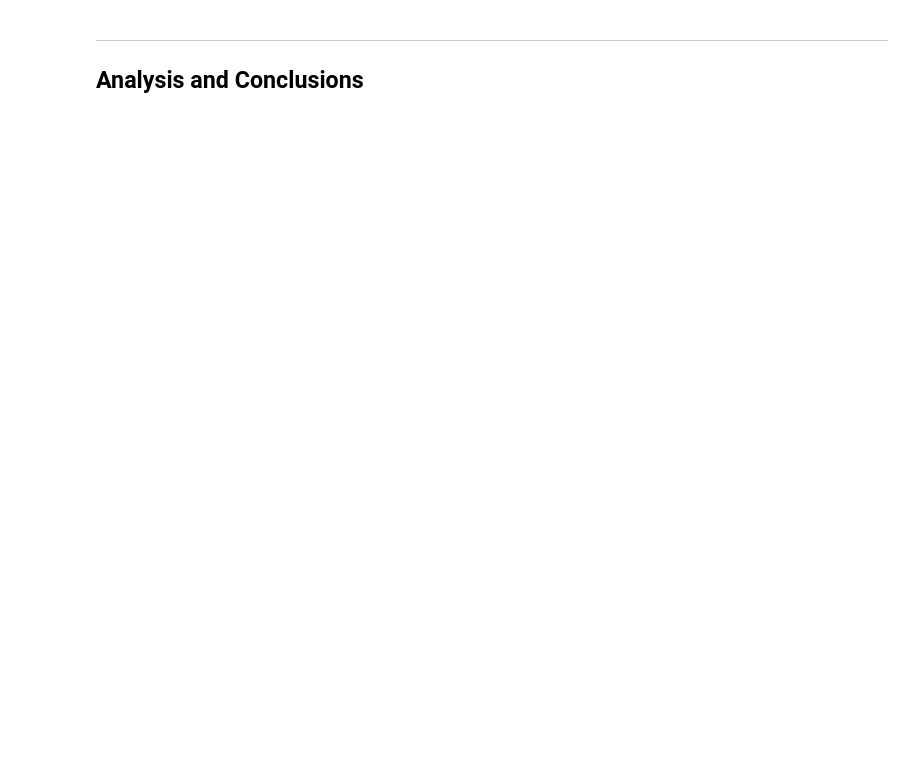
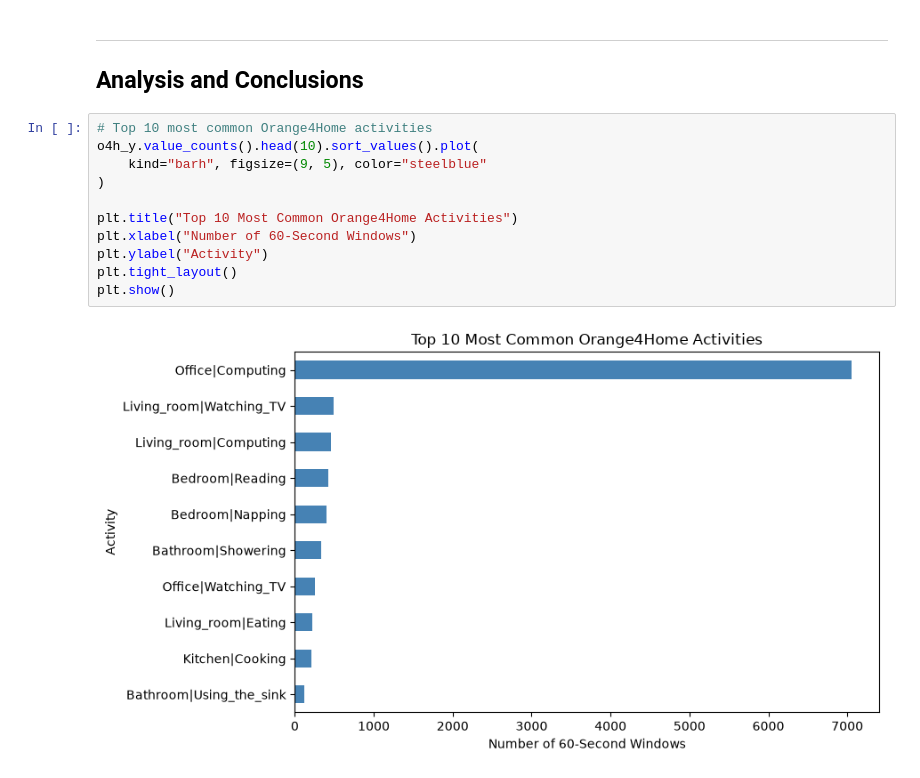
Before and after one commit to KhenFalcon/CSCI-4380---Data-Mining---Final-Project, a Jupyter notebook: CS4380 - Final Project.ipynb, the cells around one changed output. Drawn from its saved outputs; the diff is of its cells as text; blank space fills up the shorter version.

```diff
--- a/CS4380 - Final Project.ipynb
+++ b/CS4380 - Final Project.ipynb
@@ -664,3 +701,16 @@ model.fit(o4h_train_X, o4h_train_y) # training
 # %% [markdown]
 ---
 ## Analysis and Conclusions
+# %%
+# Top 10 most common Orange4Home activities
+o4h_y.value_counts().head(10).sort_values().plot(
+    kind="barh", figsize=(9, 5), color="steelblue"
+)
+
+plt.title("Top 10 Most Common Orange4Home Activities")
+plt.xlabel("Number of 60-Second Windows")
+plt.ylabel("Activity")
+plt.tight_layout()
+plt.show()
+# %% [output]
+[figure, added]
```
Also changed, not shown: parts of 14 cells of this notebook.
